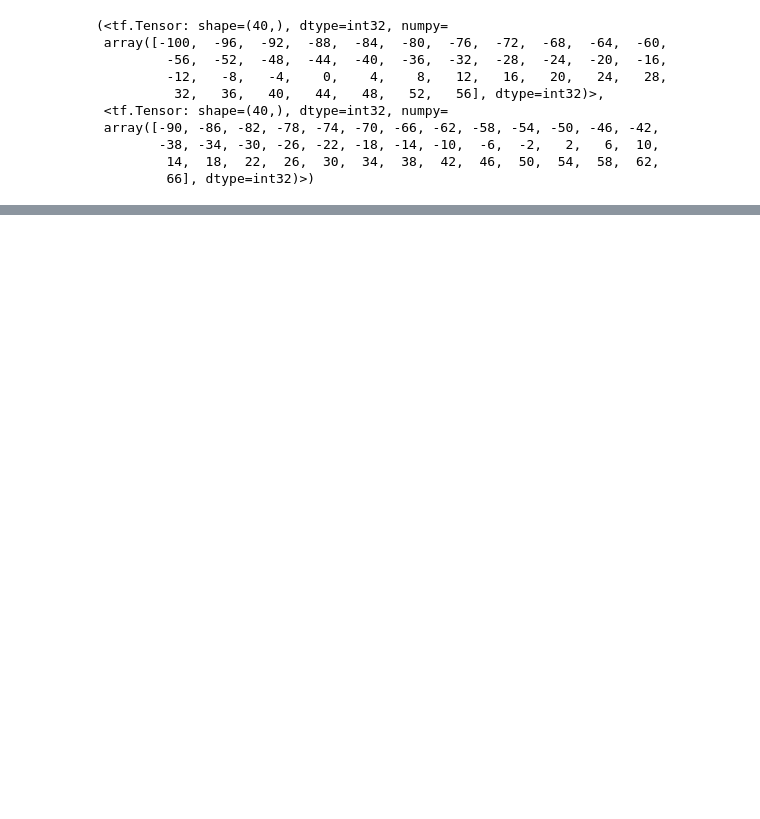
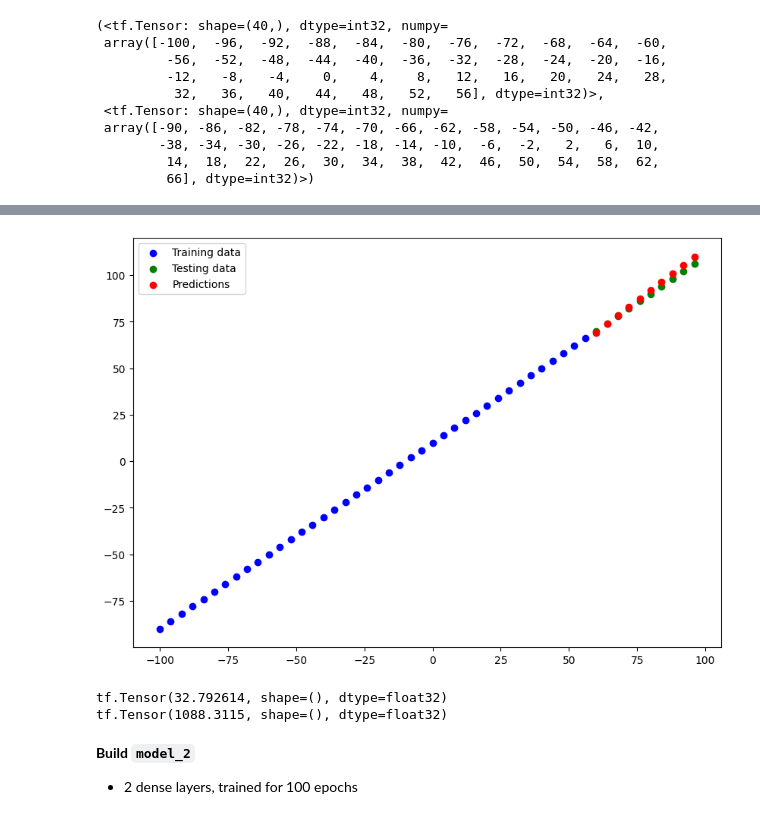
Before and after one commit to WillianVMR/tensorflow-experiments, a Jupyter notebook: notebooks/01_neural_network_regression_with_tensorflow.ipynb, the cells around one changed output, grey strips where cells are left out. Saved outputs shown, nothing was run; the diff lists cells and outputs as text; code cells hidden in the pictures; blank space fills up the shorter version.

Commit message:
Finished model

```diff
--- a/notebooks/01_neural_network_regression_with_tensorflow.ipynb
+++ b/notebooks/01_neural_network_regression_with_tensorflow.ipynb
@@ -603,3 +611,23 @@ x_train, y_train
         -38, -34, -30, -26, -22, -18, -14, -10,  -6,  -2,   2,   6,  10,
          14,  18,  22,  26,  30,  34,  38,  42,  46,  50,  54,  58,  62,
          66], dtype=int32)>)
+# %%
+x_train = tf.constant(x_train)
+x_train = tf.expand_dims(x_train, axis=-1)  # Adds an additional dimension
+y_train = tf.constant(y_train)
+# %%
+# Set the random seed
+tf.random.set_seed(42)
+
+# 1. Create the model
+model_1 = tf.keras.Sequential([
+    tf.keras.layers.Dense(1)
+])
+
+# 2. Compile the model
+model_1.compile(loss=tf.keras.losses.mae,
+                optimizer=tf.keras.optimizers.SGD(),
+                metrics=["mae"])
+
+# 3. Fit the model
+model_1.fit(tf.constant(x_train), tf.constant(y_train), epochs=100)
@@ -605,0 +653,5 @@ x_train, y_train
+# %%
+# Make and plot predictions
+y_preds_1 = model_1.predict(x_test)
+plot_predictions(predictions=y_preds_1)
+# %% [output]
@@ -605,0 +659,16 @@ x_train, y_train
+[figure, added]
+# %%
+# Calculate model_1 evaluation metrics
+
+mae_value_1 = tf.reduce_mean(tf.metrics.MAE(y_test, tf.constant(y_preds_1)))
+print(mae_value)
+
+mse_value_1 = tf.reduce_mean(tf.metrics.MSE(y_test, y_preds_1))
+print(mse_value)
+# %% [output]
+tf.Tensor(32.792614, shape=(), dtype=float32)
+tf.Tensor(1088.3115, shape=(), dtype=float32)
+# %% [markdown]
+**Build `model_2`**
+
+* 2 dense layers, trained for 100 epochs
```
Also changed, not shown: parts of 36 cells of this notebook, 2 other files.
